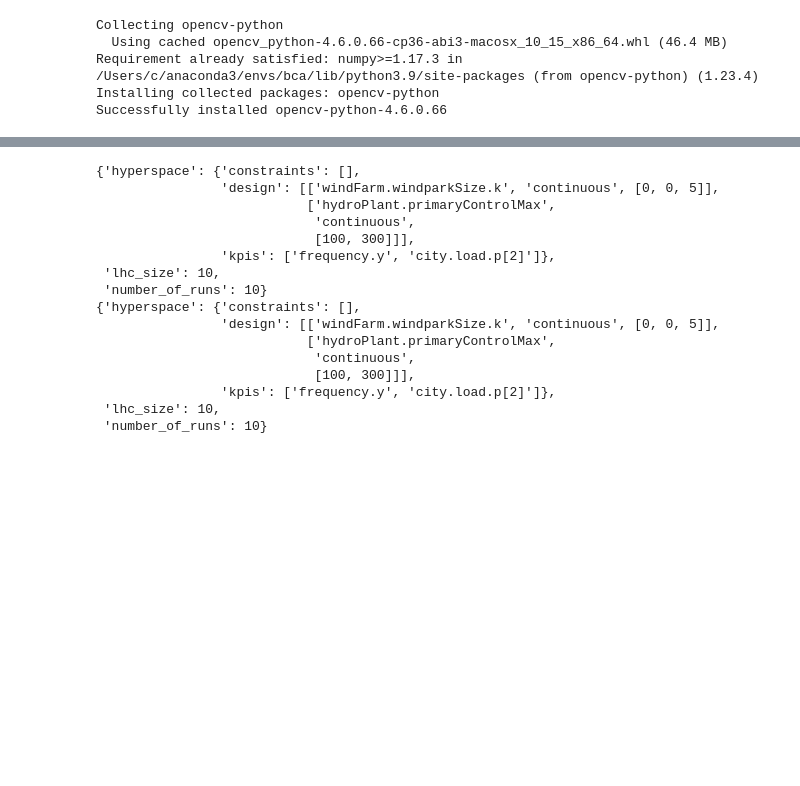
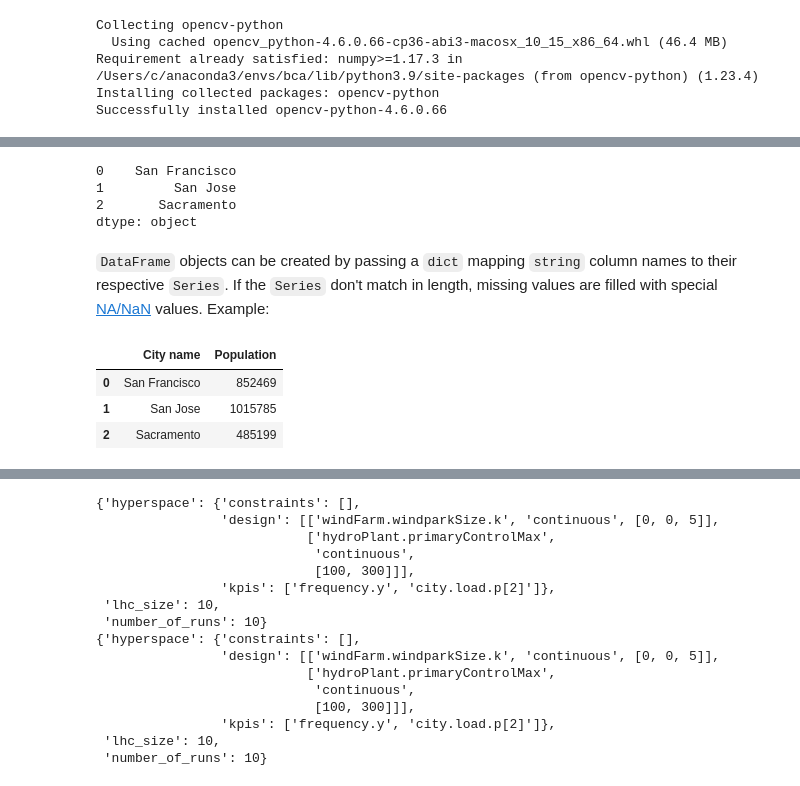
Before and after one commit to coralreefman/bca, a Jupyter notebook: notebooks/data_input.ipynb, the cells around one changed output, grey strips where cells are left out. Drawn from its saved outputs; the diff is of its cells as text; code cells hidden in the pictures; blank space fills up the shorter version.

```diff
--- a/notebooks/data_input.ipynb
+++ b/notebooks/data_input.ipynb
@@ -451,0 +419,19 @@ ModuleNotFoundError: No module named 'cv2'
+# %%
+pd.Series(['San Francisco', 'San Jose', 'Sacramento'])
+# %% [output]
+0    San Francisco
+1         San Jose
+2       Sacramento
+dtype: object
+# %% [markdown]
+`DataFrame` objects can be created by passing a `dict` mapping `string` column names to their respective `Series`. If the `Series` don't match in length, missing values are filled with special [NA/NaN](http://pandas.pydata.org/pandas-docs/stable/missing_data.html) values. Example:
+# %%
+city_names = pd.Series(['San Francisco', 'San Jose', 'Sacramento'])
+population = pd.Series([852469, 1015785, 485199])
+
+pd.DataFrame({ 'City name': city_names, 'Population': population })
+# %% [output]
+|  | City name | Population |
+| 0 | San Francisco | 852469 |
+| 1 | San Jose | 1015785 |
+| 2 | Sacramento | 485199 |
```
Also changed, not shown: parts of 11 cells of this notebook, 6 other files.
